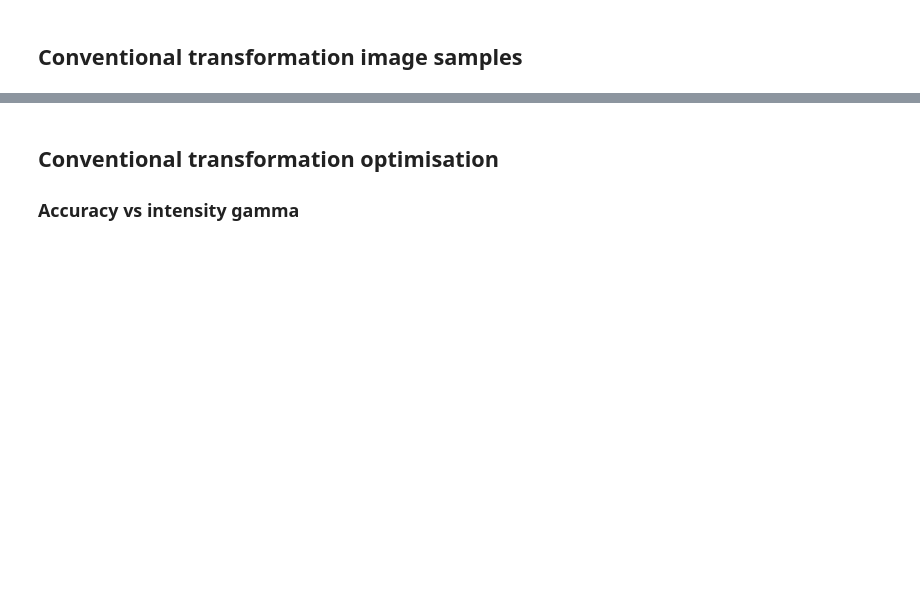
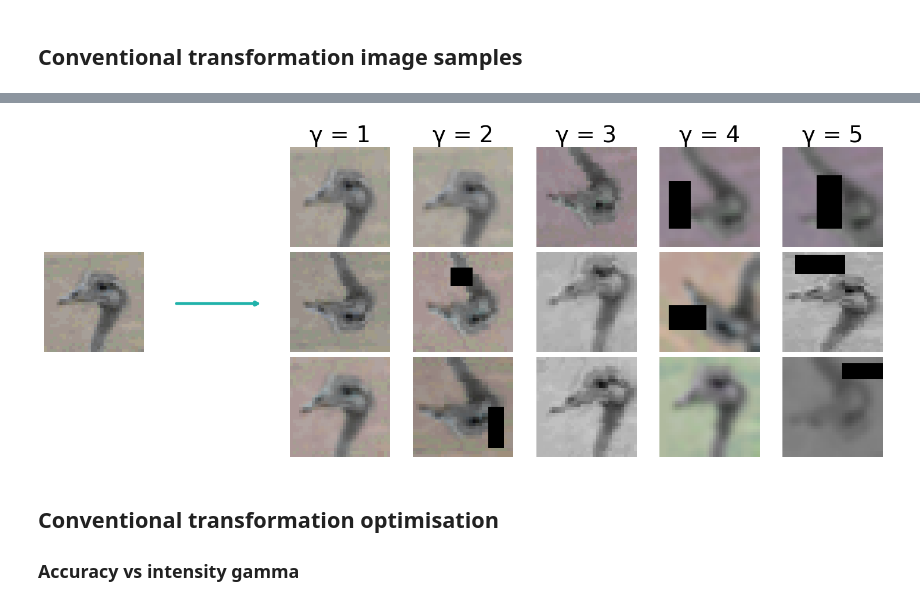
Before and after one commit to ar929/syn-data-comp, a Jupyter notebook: reproduce_results.ipynb, the cells around one changed output, grey strips where cells are left out. Cells and saved outputs as stored; diff of their text form; code cells hidden in the pictures; blank space fills up the shorter version.

```diff
--- a/reproduce_results.ipynb
+++ b/reproduce_results.ipynb
@@ -168,31 +172,33 @@ plt.show()
 # %%
 ### Standard
 nrow = 3
 ncol = 7
 fig, axes = plt.subplots(nrow, ncol, figsize=(15, 6))
 plt.subplots_adjust(hspace=-0.61, wspace=-0.4)
 for i in range(nrow):
     for j in range(ncol):
         ax = axes[i, j]
         if j == 0:
             ax.imshow(np.ones((32, 32, 3)))  # White image
             if i == 1:
                 ax.imshow(test_img)
             ax.axis('off')
         elif j == 1:
             ax.imshow(np.ones((32, 32, 3)))  # White image
             if i == 1:
-                ax.annotate('', xy=(2, 16), xytext=(30, 16), arrowprops=dict(arrowstyle='<-', lw=2.5, color='lightseagreen'))
+                ax.annotate('', xy=(2, 16), xytext=(30, 16), arrowprops=dict(arrowstyle='<-', lw=3.5, color='lightseagreen'))
             ax.axis('off')
         elif j >= 2:
             gamma = j - 1
             img = utils.img_transformation(torch.tensor(test_img).T, prob = 1, gamma = gamma, seed = (53 + (i * j))).T
             ax.imshow(img)
             if i == 0:
                 ax.set_title(f"γ = {gamma}", fontsize=28)
             ax.axis('off')
 fig.tight_layout()
 plt.show()
+# %% [output]
+[figure, added]
 # %% [markdown]
 ## Conventional transformation optimisation
 ### Accuracy vs intensity gamma
```
Also changed, not shown: parts of 12 cells of this notebook, 2 other files.
